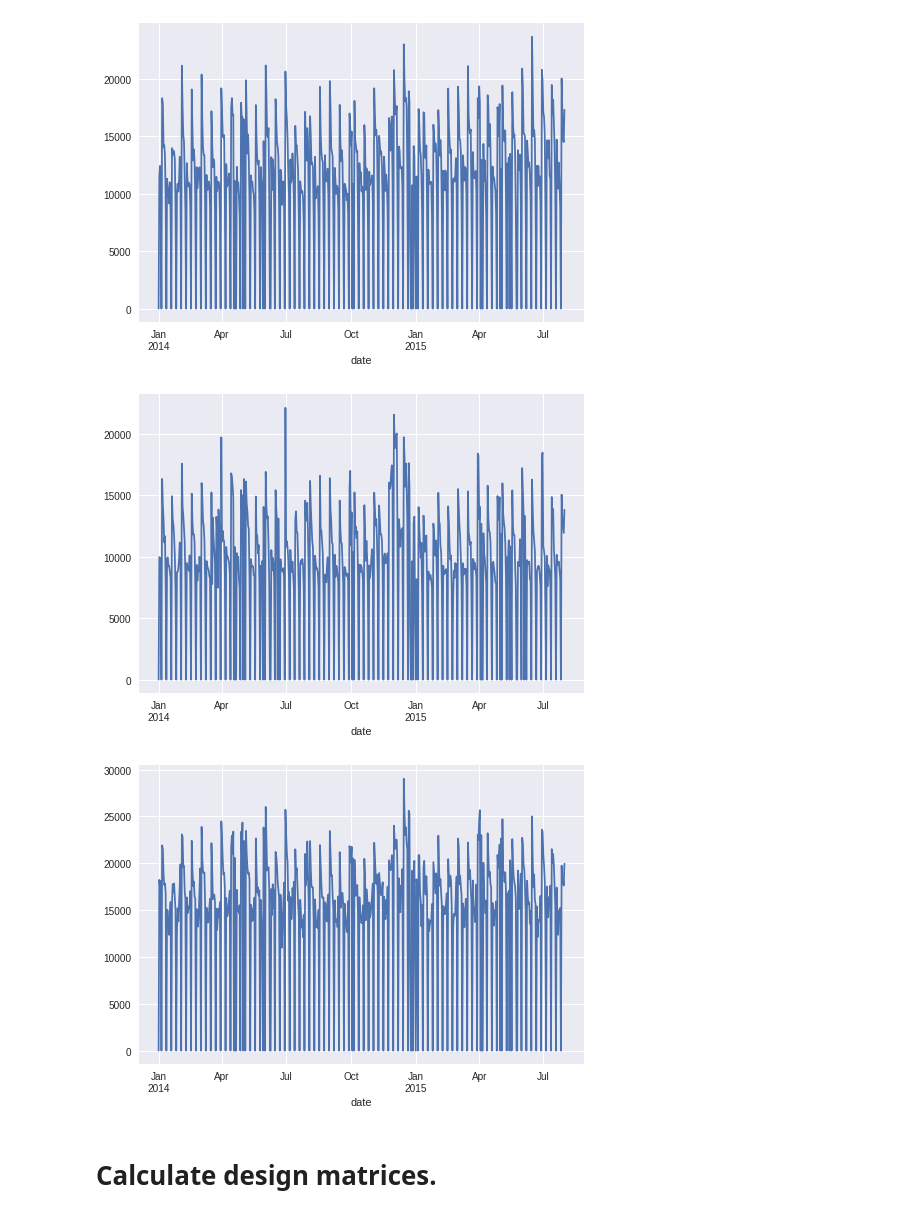
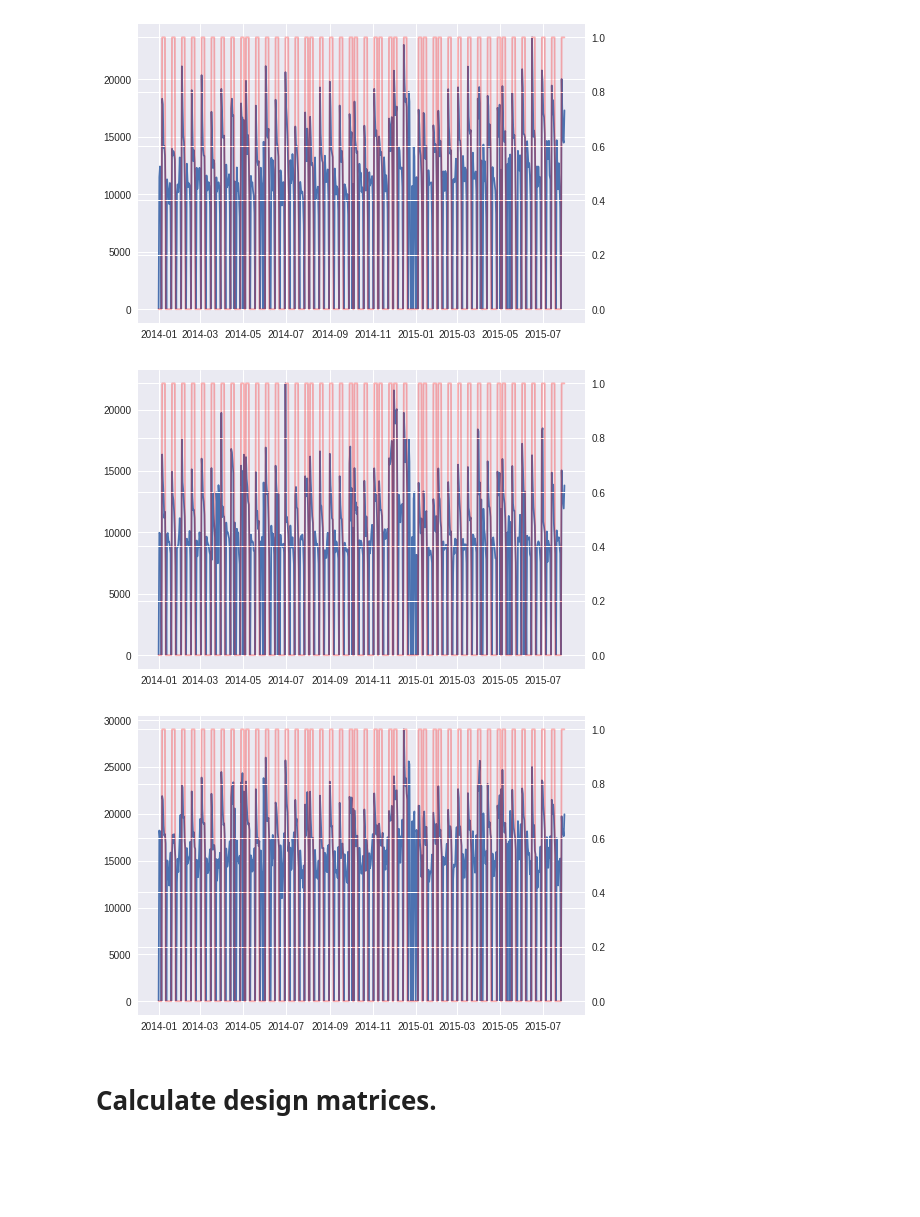
Before and after one commit to hahdawg/gbmclass, a Jupyter notebook: rossmann.ipynb, the cells around one changed output. Drawn from its saved outputs; the diff is of its cells as text; code cells hidden in the pictures; blank space fills up the shorter version.

```diff
--- a/rossmann.ipynb
+++ b/rossmann.ipynb
@@ -31,12 +31,15 @@ model_data = compute_model_data(data)
 # %%
 random_store_idxs = [12, 36, 43]
 for i in random_store_idxs:
   fig = plt.figure()
-  np.expm1(model_data["sales"]).iloc[i, :].plot()
+  ax = fig.add_subplot(111)
+  ax.plot(model_data["sales"].columns, np.expm1(model_data["sales"].iloc[i, :]))
+  ax2 = ax.twinx()
+  ax2.plot(model_data["promo"].columns, model_data["promo"].iloc[i, :], c="r", alpha=0.3)
 # %% [output]
-[figure, old version]
+[figure, new version]
-[figure, old version]
+[figure, new version]
-[figure, old version]
+[figure, new version]
 # %%
 def compute_timespan(df, test_date, offset, num_periods, freq="D"):
     end_date = pd.to_datetime(test_date)
```
Also changed, not shown: parts of 2 cells of this notebook.
